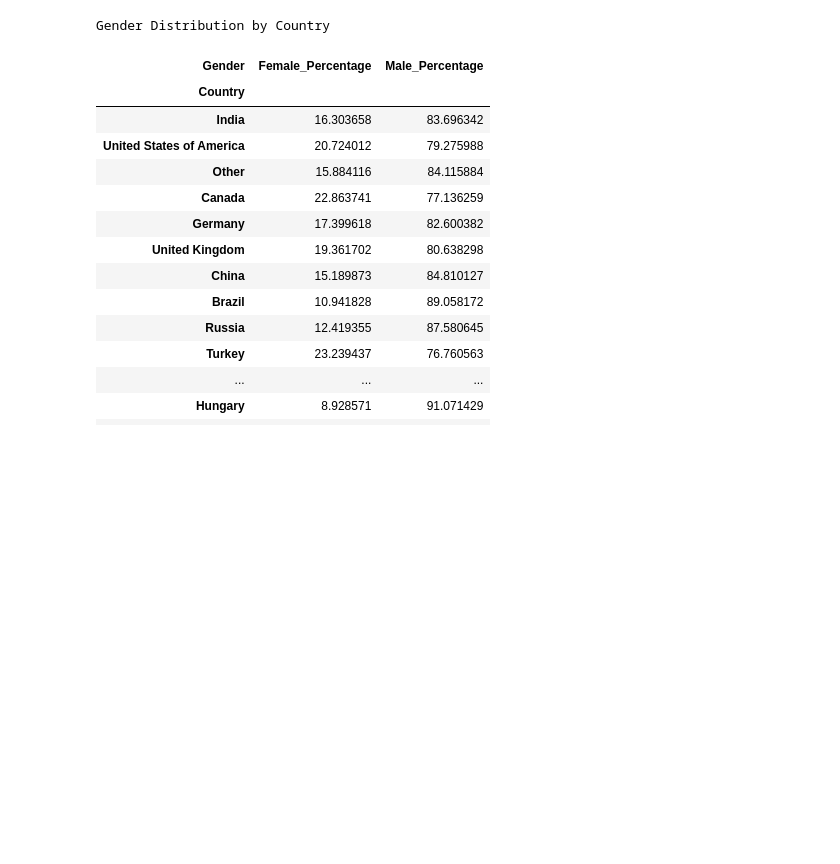
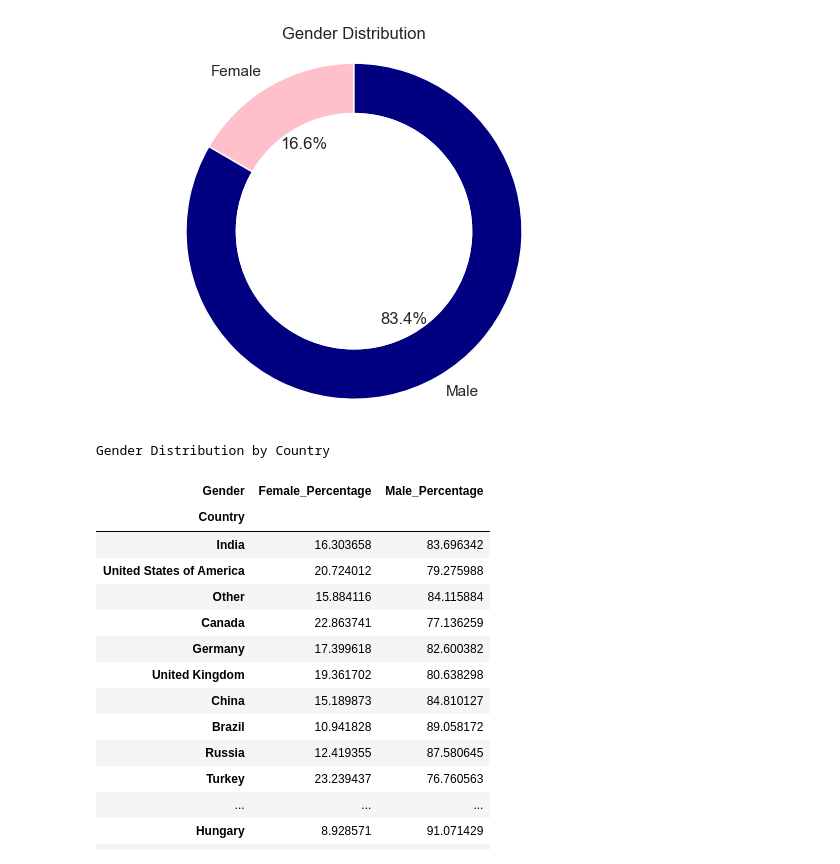
Before and after one commit to CCT-Dublin/capstone-project-feb-2024-ft-YumikoBejarano, a Jupyter notebook: CA 1 – Capstone Project Proposal.ipynb, the cells around one changed output. Drawn from its saved outputs; the diff is of its cells as text; code cells hidden in the pictures; blank space fills up the shorter version.

```diff
--- a/CA 1 – Capstone Project Proposal.ipynb
+++ b/CA 1 – Capstone Project Proposal.ipynb
@@ -45,12 +49,28 @@ Gender Distribution
-# %%
-# Gender Distribution
-# Crear el gráfico de barras
-fig, ax = plt.subplots(1,1,figsize=(10,5))
-ax.set_title('Gender Distribution')
-ax.set(xlabel='Gender', ylabel='Respondents')
-sns.set(style='whitegrid')
-ax = sns.barplot(x='Gender', y='Respondents', data=gender_distr, ax=ax)
-plt.show()
+# %%
+# Gender Distribution
+# Crear el grafico de Donuts
+labels = gender_distr['Gender']
+sizes = gender_distr['Respondents']
+colors = ['pink', 'navy']  # Colores para cada género
+
+# Crear el gráfico de dona
+fig, ax = plt.subplots()
+ax.set_title('Gender Distribution')
+
+# Crear el donut chart
+ax.pie(sizes, labels=labels, autopct='%1.1f%%', startangle=90, colors=colors, wedgeprops=dict(width=0.3))
+
+# Agregar un círculo blanco en el centro para crear el donut
+centre_circle = plt.Circle((0,0),0.70,fc='white')
+fig = plt.gcf()
+fig.gca().add_artist(centre_circle)
+
+# Ajustar el aspecto para que sea un círculo
+ax.axis('equal')
+
+plt.show()
+# %% [output]
+[figure, added]
 # %%
 # Gender Distribution by Country
 demographics = multiple_choice_responses[['Q1','Q2','Q3']].drop(multiple_choice_responses.index[0])
```
Also changed, not shown: parts of 7 cells of this notebook.
